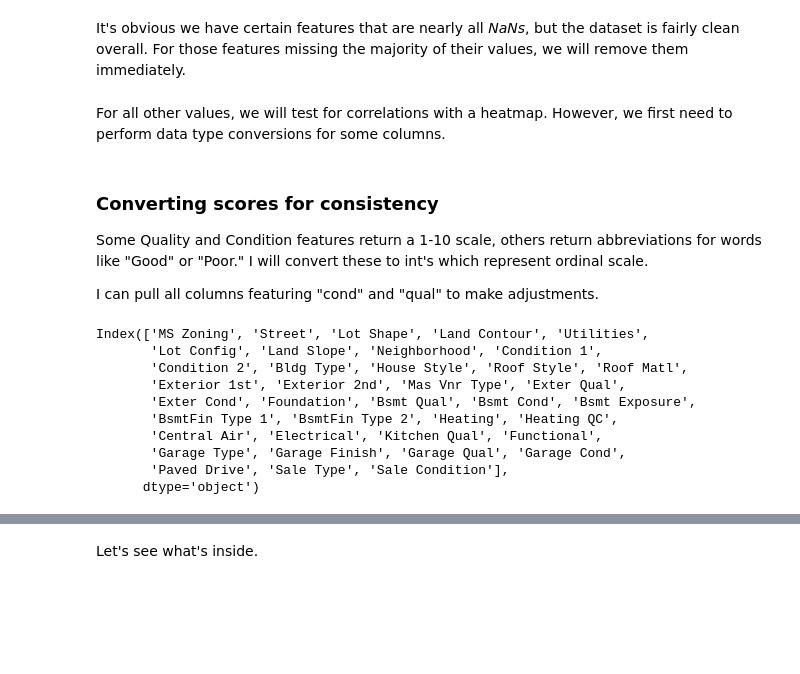
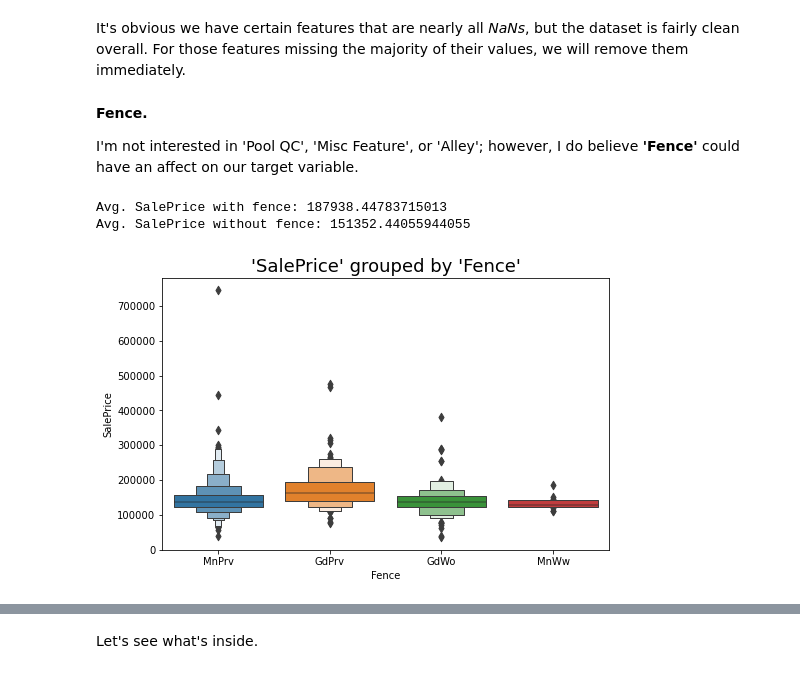
Before and after one commit to RekaCodes/real-estate-prediction, a Jupyter notebook: RE_price_predictions.ipynb, the cells around one changed output, grey strips where cells are left out. Cells and saved outputs as stored; diff of their text form; code cells hidden in the pictures; blank space fills up the shorter version.

```diff
--- a/RE_price_predictions.ipynb
+++ b/RE_price_predictions.ipynb
@@ -175,25 +180,21 @@ dtype: int64
 # %% [markdown]
 It's obvious we have certain features that are nearly all <i>NaNs</i>, but the dataset is fairly clean overall. For those features missing the majority of their values, we will remove them immediately.
-# %%
-too_many_nans = ['Pool QC', 'Misc Feature', 'Alley', 'Fence', 'Fireplace Qu']
-df = df.drop(too_many_nans, axis=1)
-# %% [markdown]
-For all other values, we will test for correlations with a heatmap. However, we first need to perform data type conversions for some columns.
-# %% [markdown]
-### Converting scores for consistency
-Some Quality and Condition features return a 1-10 scale, others return abbreviations for words like "Good" or "Poor." I will convert these to int's which represent ordinal scale.
-
-I can pull all columns featuring "cond" and "qual" to make adjustments.
-# %%
-df.loc[:, df.dtypes == 'object'].columns
-# %% [output]
-Index(['MS Zoning', 'Street', 'Lot Shape', 'Land Contour', 'Utilities',
-       'Lot Config', 'Land Slope', 'Neighborhood', 'Condition 1',
-       'Condition 2', 'Bldg Type', 'House Style', 'Roof Style', 'Roof Matl',
-       'Exterior 1st', 'Exterior 2nd', 'Mas Vnr Type', 'Exter Qual',
-       'Exter Cond', 'Foundation', 'Bsmt Qual', 'Bsmt Cond', 'Bsmt Exposure',
-       'BsmtFin Type 1', 'BsmtFin Type 2', 'Heating', 'Heating QC',
-       'Central Air', 'Electrical', 'Kitchen Qual', 'Functional',
-       'Garage Type', 'Garage Finish', 'Garage Qual', 'Garage Cond',
-       'Paved Drive', 'Sale Type', 'Sale Condition'],
-      dtype='object')
+# %% [markdown]
+<b>Fence.</b>
+
+I'm not interested in 'Pool QC', 'Misc Feature', or 'Alley'; however, I do believe <b>'Fence'</b> could have an affect on our target variable.
+# %%
+print(f"""
+Avg. SalePrice with fence: {df[df.Fence.isna()]['SalePrice'].mean()}
+Avg. SalePrice without fence: {df[df.Fence.isna()==False]['SalePrice'].mean()}
+""")
+# %% [output]
+Avg. SalePrice with fence: 187938.44783715013
+Avg. SalePrice without fence: 151352.44055944055
+# %%
+plt.figure(figsize=(8, 5))
+sns.boxenplot(x=df['Fence'], y=df['SalePrice'])
+plt.title("'SalePrice' grouped by 'Fence'", fontsize=18)
+plt.show()
+# %% [output]
+[figure, added]
```
Also changed, not shown: parts of 21 cells of this notebook.
